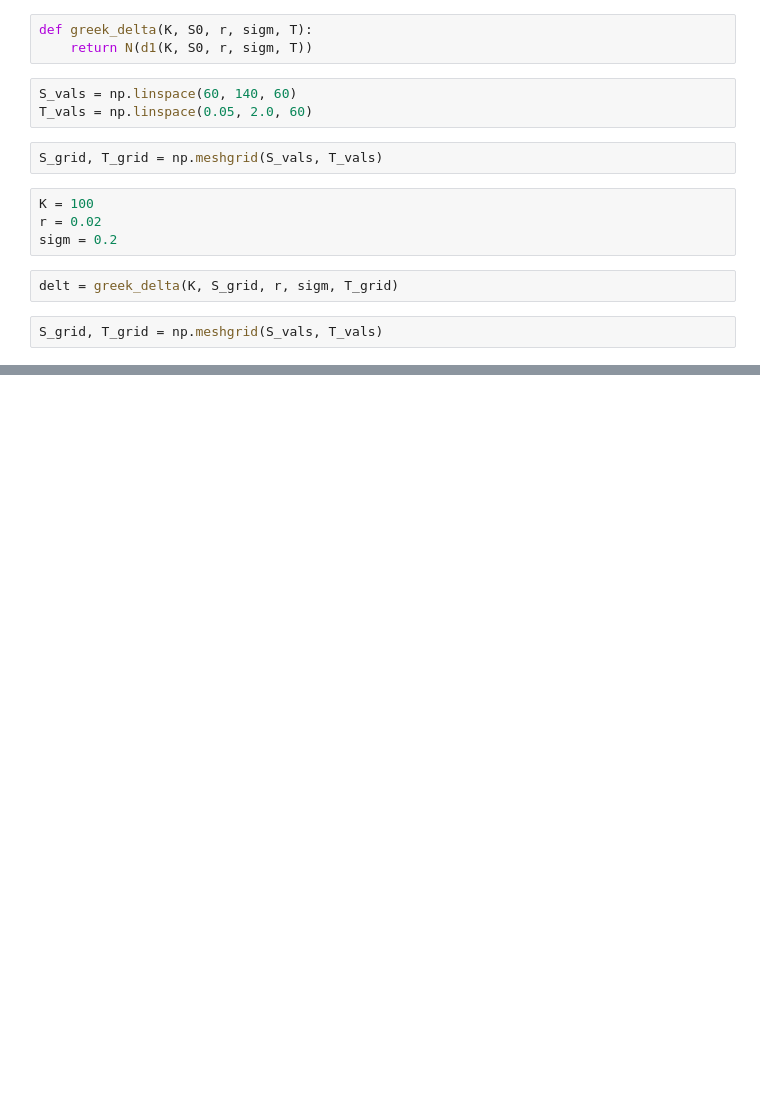
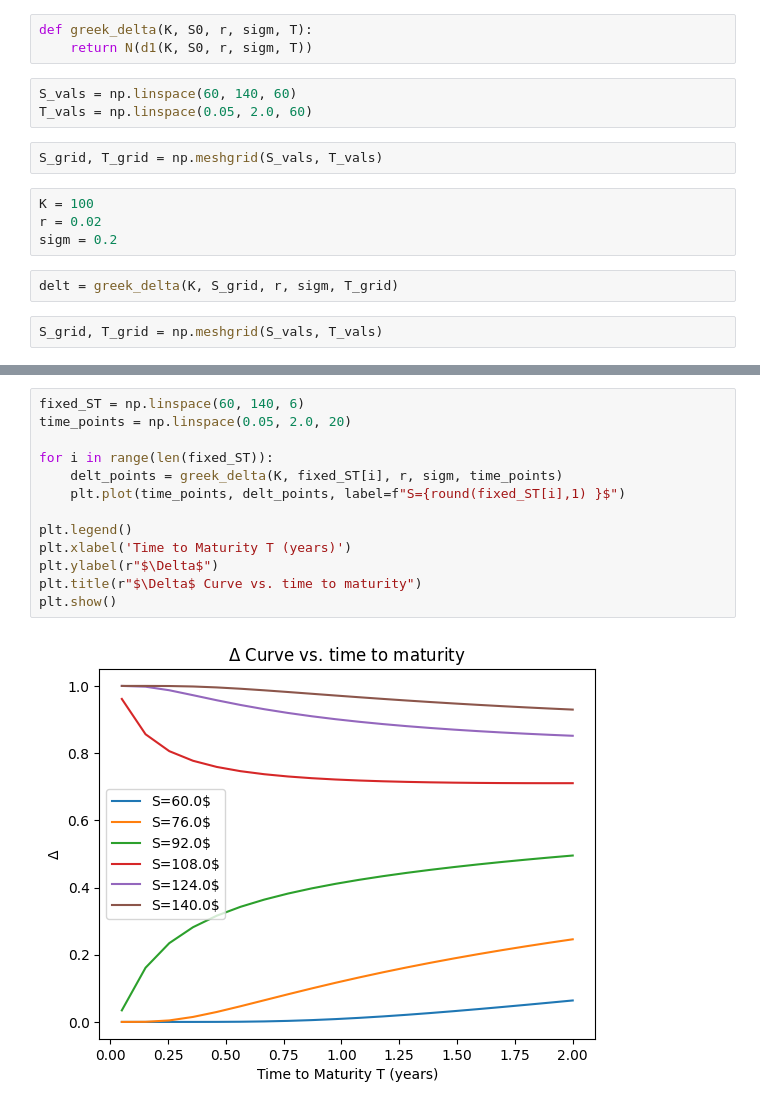
Before and after one commit to conformist89/greeks, a Jupyter notebook: greeks.ipynb, the cells around one changed output, grey strips where cells are left out. Saved outputs shown, nothing was run; the diff lists cells and outputs as text; blank space fills up the shorter version.

```diff
--- a/greeks.ipynb
+++ b/greeks.ipynb
@@ -131,0 +132,15 @@ plt.show()
+# %%
+fixed_ST = np.linspace(60, 140, 6)
+time_points = np.linspace(0.05, 2.0, 20)
+
+for i in range(len(fixed_ST)):
+    delt_points = greek_delta(K, fixed_ST[i], r, sigm, time_points)
+    plt.plot(time_points, delt_points, label=f"S={round(fixed_ST[i],1) }$")
+
+plt.legend()
+plt.xlabel('Time to Maturity T (years)')
+plt.ylabel(r"$\Delta$")
+plt.title(r"$\Delta$ Curve vs. time to maturity")
+plt.show()
+# %% [output]
+[figure, added]
```
Also changed, not shown: parts of 2 cells of this notebook.
